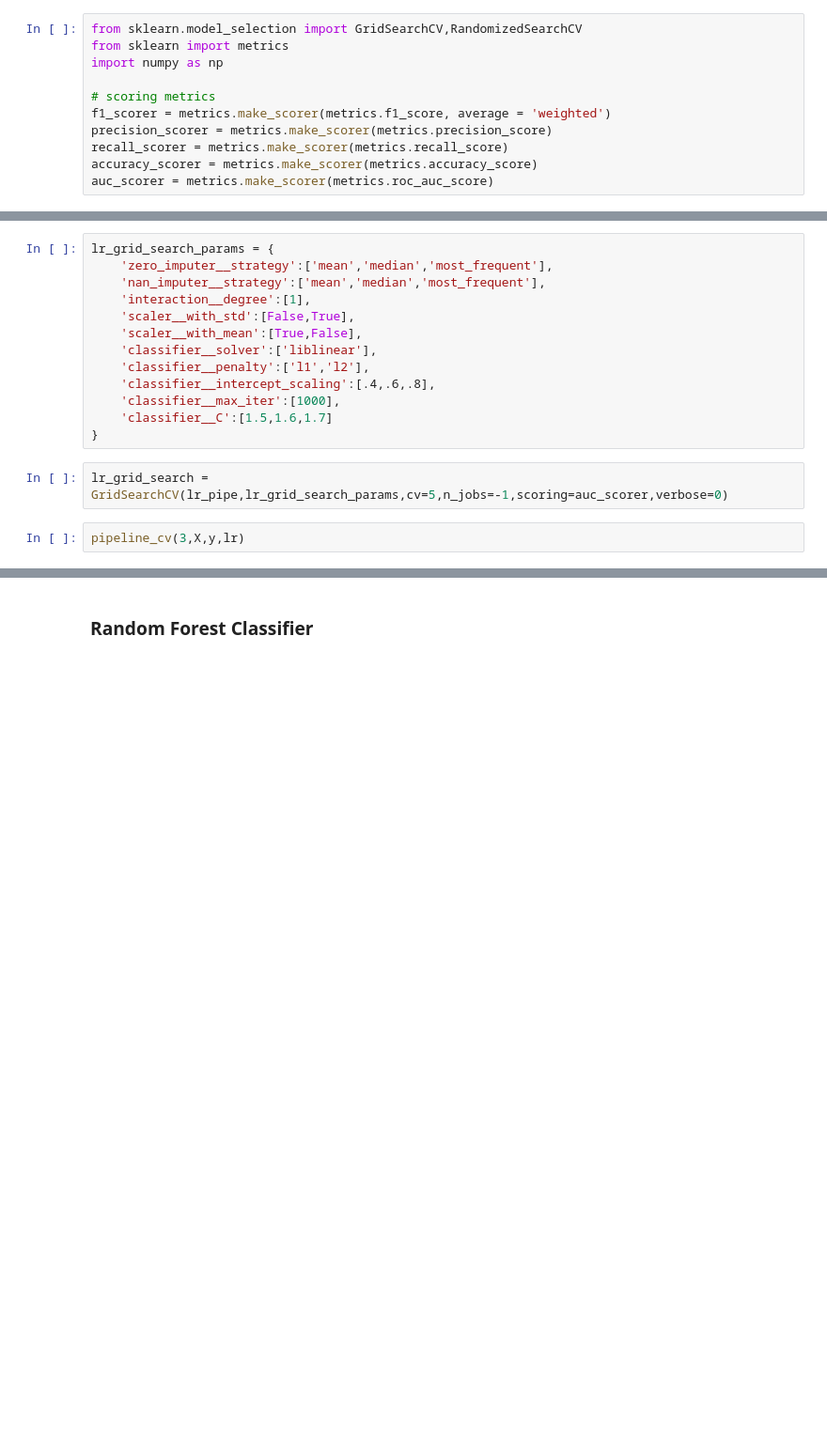
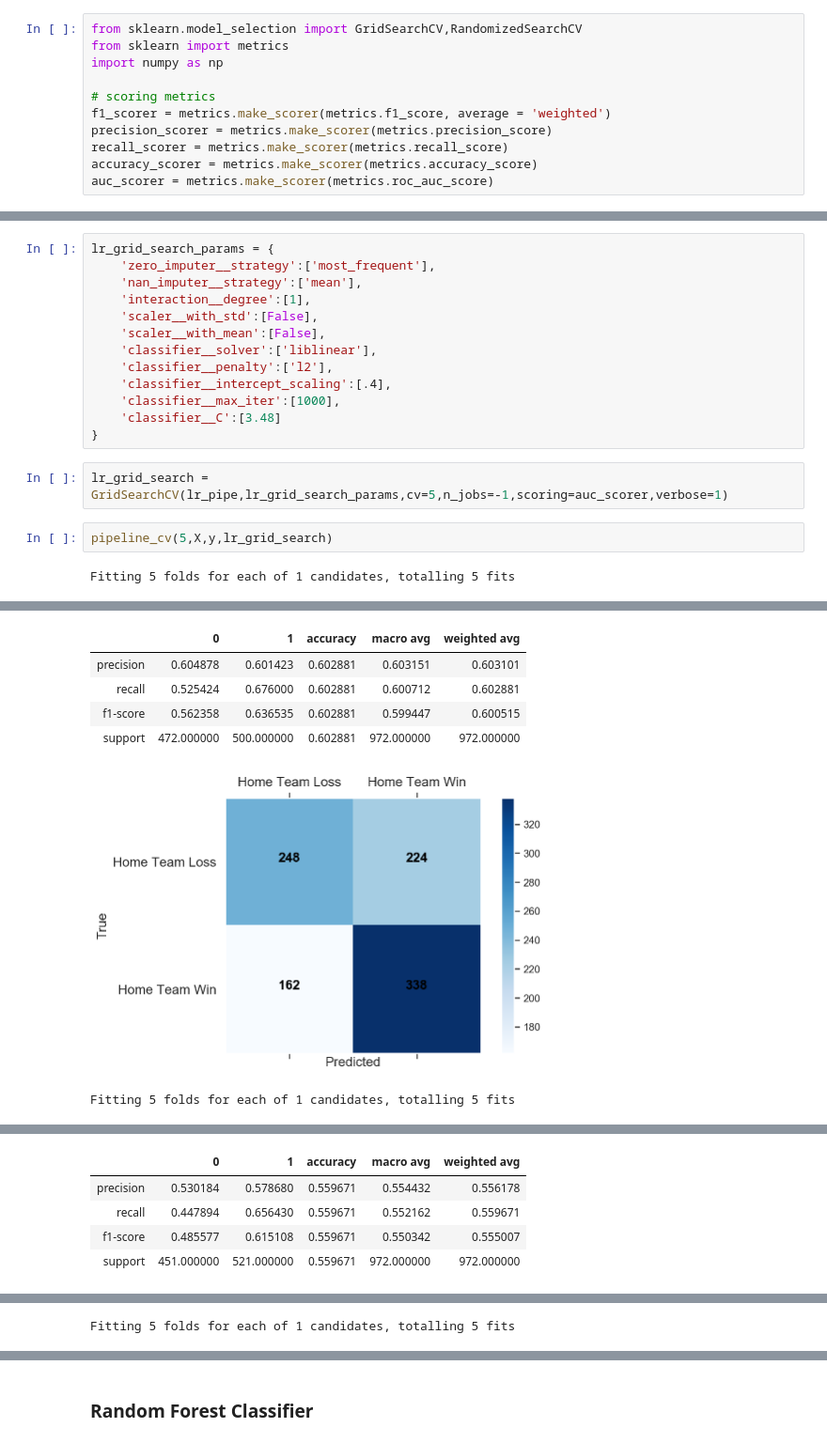
Before and after one commit to schlinkertc/mlb_predictions, a Jupyter notebook: modeling.ipynb, the cells around one changed output, grey strips where cells are left out. Shown at 94% size. Drawn from its saved outputs; the diff is of its cells as text; blank space fills up the shorter version.

```diff
--- a/modeling.ipynb
+++ b/modeling.ipynb
@@ -362,17 +484,19 @@ lr_random_search.best_params_
 # %%
 lr_grid_search_params = {
-    'zero_imputer__strategy':['mean','median','most_frequent'],
-    'nan_imputer__strategy':['mean','median','most_frequent'],
+    'zero_imputer__strategy':['most_frequent'],
+    'nan_imputer__strategy':['mean'],
     'interaction__degree':[1],
-    'scaler__with_std':[False,True],
-    'scaler__with_mean':[True,False],
+    'scaler__with_std':[False],
+    'scaler__with_mean':[False],
     'classifier__solver':['liblinear'],
-    'classifier__penalty':['l1','l2'],
-    'classifier__intercept_scaling':[.4,.6,.8],
+    'classifier__penalty':['l2'],
+    'classifier__intercept_scaling':[.4],
     'classifier__max_iter':[1000],
-    'classifier__C':[1.5,1.6,1.7]
+    'classifier__C':[3.48]
 }
 # %%
-lr_grid_search = GridSearchCV(lr_pipe,lr_grid_search_params,cv=5,n_jobs=-1,scoring=auc_scorer,verbose=0)
+lr_grid_search = GridSearchCV(lr_pipe,lr_grid_search_params,cv=5,n_jobs=-1,scoring=auc_scorer,verbose=1)
 # %%
-pipeline_cv(3,X,y,lr)
+pipeline_cv(5,X,y,lr_grid_search)
+# %% [output]
+Fitting 5 folds for each of 1 candidates, totalling 5 fits
@@ -378,0 +520,7 @@ pipeline_cv(3,X,y,lr)
+|  | 0 | 1 | accuracy | macro avg | weighted avg |
+| precision | 0.604878 | 0.601423 | 0.602881 | 0.603151 | 0.603101 |
+| recall | 0.525424 | 0.676000 | 0.602881 | 0.600712 | 0.602881 |
+| f1-score | 0.562358 | 0.636535 | 0.602881 | 0.599447 | 0.600515 |
+| support | 472.000000 | 500.000000 | 0.602881 | 972.000000 | 972.000000 |
+[figure, added]
+Fitting 5 folds for each of 1 candidates, totalling 5 fits
@@ -378,0 +544,5 @@ pipeline_cv(3,X,y,lr)
+|  | 0 | 1 | accuracy | macro avg | weighted avg |
+| precision | 0.530184 | 0.578680 | 0.559671 | 0.554432 | 0.556178 |
+| recall | 0.447894 | 0.656430 | 0.559671 | 0.552162 | 0.559671 |
+| f1-score | 0.485577 | 0.615108 | 0.559671 | 0.550342 | 0.555007 |
+| support | 451.000000 | 521.000000 | 0.559671 | 972.000000 | 972.000000 |
@@ -378,0 +550 @@ pipeline_cv(3,X,y,lr)
+Fitting 5 folds for each of 1 candidates, totalling 5 fits
```
Also changed, not shown: parts of 58 cells of this notebook, 4 other files.
